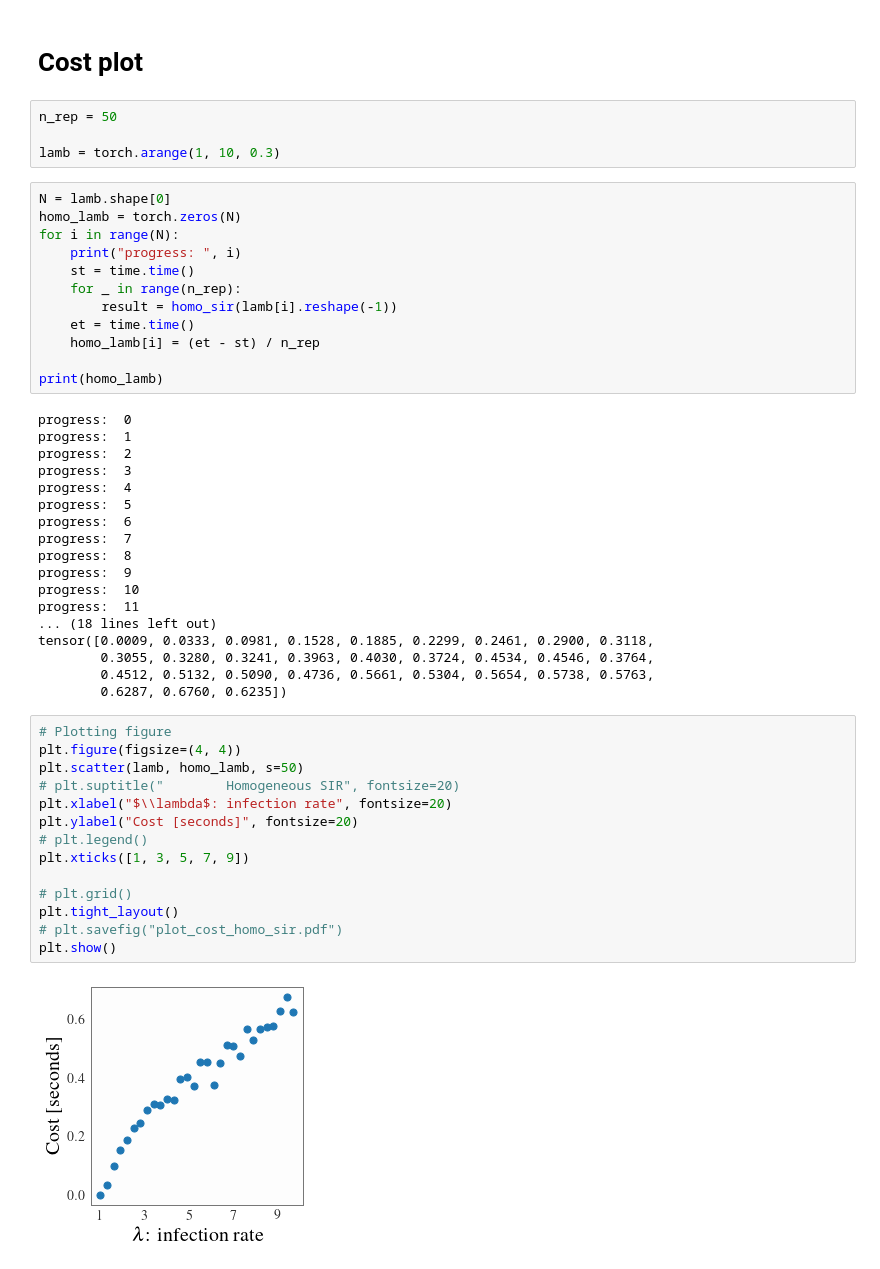
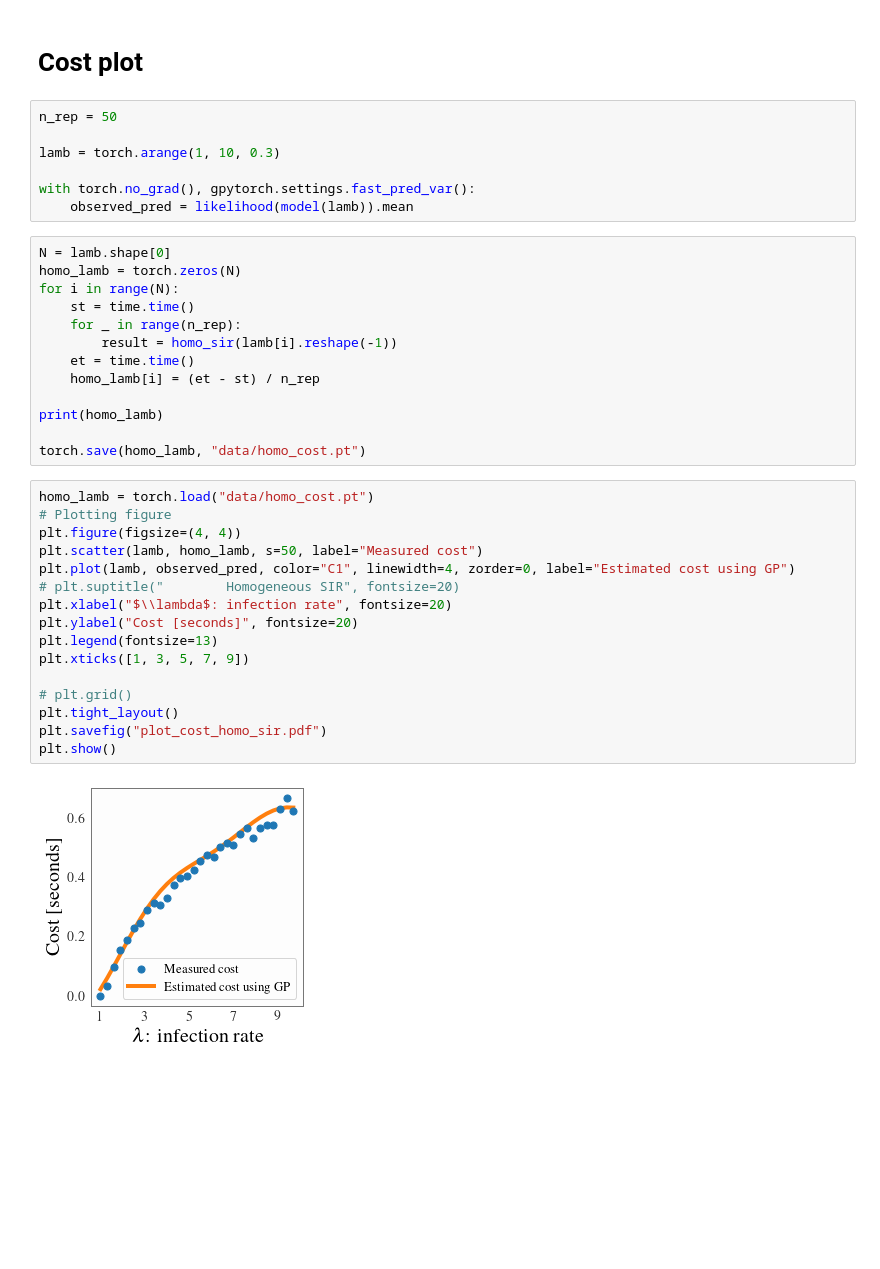
Before and after one commit to huangdaolang/cost-aware-sbi, a Jupyter notebook: HomoSIR_NPE.ipynb, the cells around one changed output. Saved outputs shown, nothing was run; the diff lists cells and outputs as text; blank space fills up the shorter version.

```diff
--- a/HomoSIR_NPE.ipynb
+++ b/HomoSIR_NPE.ipynb
@@ -495,11 +407,13 @@ plt.show()
 n_rep = 50
 
 lamb = torch.arange(1, 10, 0.3)
+
+with torch.no_grad(), gpytorch.settings.fast_pred_var():
+    observed_pred = likelihood(model(lamb)).mean
 # %%
 N = lamb.shape[0]
 homo_lamb = torch.zeros(N)
 for i in range(N):
-    print("progress: ", i)
     st = time.time()
     for _ in range(n_rep):
         result = homo_sir(lamb[i].reshape(-1))
@@ -507,37 +421,23 @@ for i in range(N):
     homo_lamb[i] = (et - st) / n_rep
 
 print(homo_lamb)
+
+torch.save(homo_lamb, "data/homo_cost.pt")
-# %% [output]
-progress:  0
-progress:  1
-progress:  2
-progress:  3
-progress:  4
-progress:  5
-progress:  6
-progress:  7
-progress:  8
-progress:  9
-progress:  10
-progress:  11
-... (18 lines left out)
-tensor([0.0009, 0.0333, 0.0981, 0.1528, 0.1885, 0.2299, 0.2461, 0.2900, 0.3118,
-        0.3055, 0.3280, 0.3241, 0.3963, 0.4030, 0.3724, 0.4534, 0.4546, 0.3764,
-        0.4512, 0.5132, 0.5090, 0.4736, 0.5661, 0.5304, 0.5654, 0.5738, 0.5763,
-        0.6287, 0.6760, 0.6235])
 # %%
+homo_lamb = torch.load("data/homo_cost.pt")
 # Plotting figure
 plt.figure(figsize=(4, 4))
-plt.scatter(lamb, homo_lamb, s=50)
+plt.scatter(lamb, homo_lamb, s=50, label="Measured cost")
+plt.plot(lamb, observed_pred, color="C1", linewidth=4, zorder=0, label="Estimated cost using GP")
 # plt.suptitle("        Homogeneous SIR", fontsize=20)
 plt.xlabel("$\\lambda$: infection rate", fontsize=20)
 plt.ylabel("Cost [seconds]", fontsize=20)
-# plt.legend()
+plt.legend(fontsize=13)
 plt.xticks([1, 3, 5, 7, 9])
 
 # plt.grid()
 plt.tight_layout()
-# plt.savefig("plot_cost_homo_sir.pdf")
+plt.savefig("plot_cost_homo_sir.pdf")
 plt.show()
 # %% [output]
-[figure, old version]
+[figure, new version]
```
Also changed, not shown: parts of 38 cells of this notebook.
